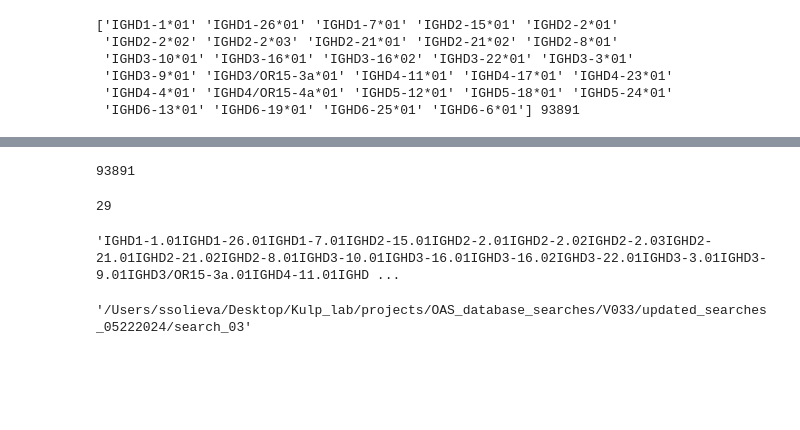
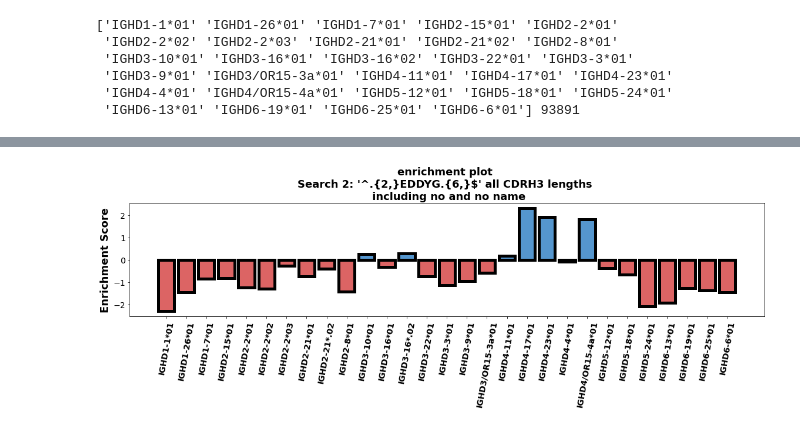
Before and after one commit to ssolieva/q23-manuscript, a Jupyter notebook: repertoire-frequency-analysis/OAS-searches/scripts/dgene-enrichment-v033.ipynb, the cells around one changed output, grey strips where cells are left out. Drawn from its saved outputs; the diff is of its cells as text; code cells hidden in the pictures; blank space fills up the shorter version.

Commit message:
dgene enrichment notebook added

```diff
--- a/repertoire-frequency-analysis/OAS-searches/scripts/dgene-enrichment-v033.ipynb
+++ b/repertoire-frequency-analysis/OAS-searches/scripts/dgene-enrichment-v033.ipynb
@@ -81,3 +74,0 @@ len(IGHD1)+len(IGHD2)+len(IGHD3)+len(IGHD4)+len(IGHD5)+len(IGHD6)+len(IGHD7)
-# %%
-d = 'IGHD2'
-d[4].isdigit()
@@ -147,4 +113,0 @@ plt.show()
-# %%
-sum(dgene_counts)
-# %% [output]
-93891
@@ -153,11 +114,22 @@ np.save("EDDYG_search_dgenes_with_no_and_noname", np.array(dgene_counts)/93891)
-# %%
-len(dgenes_unique)
-# %% [output]
-29
 # %%
-# 05292024 getting a list of d genes so that I can search the OAS database for each one:
-"IGHD1-1.01" "IGHD1-26.01" "IGHD1-7.01" "IGHD2-15.01" "IGHD2-2.01" "IGHD2-2.02" "IGHD2-2.03" "IGHD2-21.01" "IGHD2-21.02" "IGHD2-8.01" "IGHD3-10.01" "IGHD3-16.01" "IGHD3-16.02" "IGHD3-22.01" "IGHD3-3.01" "IGHD3-9.01" "IGHD3/OR15-3a.01" "IGHD4-11.01" "IGHD4-17.01" "IGHD4-23.01" "IGHD4-4.01" "IGHD4/OR15-4a.01" "IGHD5-12.01" "IGHD5-18.01" "IGHD5-24.01" "IGHD6-13.01" "IGHD6-19.01" "IGHD6-25.01" "IGHD6-6.01"
+import numpy as np
+import matplotlib.pyplot as plt
 
-#93891
+specific_d_genes = ["IGHD1-1*01","IGHD1-26*01","IGHD1-7*01","IGHD2-15*01","IGHD2-2*01","IGHD2-2*02","IGHD2-2*03","IGHD2-21*01","IGHD2-21*.02","IGHD2-8*01","IGHD3-10*01","IGHD3-16*01","IGHD3-16*.02","IGHD3-22*01","IGHD3-3*01","IGHD3-9*01","IGHD3/OR15-3a*01","IGHD4-11*01","IGHD4-17*01","IGHD4-23*01","IGHD4-4*01","IGHD4/OR15-4a*01","IGHD5-12*01","IGHD5-18*01","IGHD5-24*01","IGHD6-13*01","IGHD6-19*01","IGHD6-25*01","IGHD6-6*01"]
+
+# load in the search data results:
+numerator = np.load('EDDYG_search_dgenes_with_no_and_noname.npy')
+
+sample_data_path = '/Users/ssolieva/Desktop/Kulp_lab/projects/OAS_database_searches/gene_counts/IGHD/specific_genes/final_dgenes_counts_output.txt'
+
+with open(sample_data_path) as f:
+    lines = [line.rstrip() for line in f]
+
+bar_plot_data = []
+for line in lines:
+    split_line = line.split(" ")
+    bar_plot_data.append(int(split_line[1]))
+
+#print(f'tracking progress: {np.sum(bar_plot_data)/1000000} million')
+total_seqs_in_OAS = 1525390191
+denominator = np.array(bar_plot_data)/total_seqs_in_OAS
-# %% [output]
-'IGHD1-1.01IGHD1-26.01IGHD1-7.01IGHD2-15.01IGHD2-2.01IGHD2-2.02IGHD2-2.03IGHD2-21.01IGHD2-21.02IGHD2-8.01IGHD3-10.01IGHD3-16.01IGHD3-16.02IGHD3-22.01IGHD3-3.01IGHD3-9.01IGHD3/OR15-3a.01IGHD4-11.01IGHD ...
@@ -187,11 +136,24 @@ denominator = np.array(bar_plot_data)/total_seqs_in_OAS
 # %%
-plt.figure(figsize=[20,8])
-plt.ylabel('enrichment', fontsize=16, weight='bold')
-plt.bar(specific_d_genes, numerator/denominator, color='#5596ce', edgecolor='k')
+enrichment = np.log10(numerator/denominator)
+positive_color='#5596ce'
+negative_color='#dc6464'
+colors = []
+for i in range(len(enrichment)):
+    if enrichment[i] <= 0:
+        colors.append(negative_color)
+    if enrichment[i] > 0:
+        colors.append(positive_color)
+
+plt.figure(figsize=[16,6])
+plt.ylabel('Enrichment Score', fontsize=18, weight='bold')
+plt.bar(specific_d_genes, np.log10(numerator/denominator), color=colors, edgecolor='k', linewidth=5)
 plt.xticks(fontsize=14, rotation=80, weight='bold')
-plt.title('enrichment plot', fontsize=16, weight='bold')
-plt.yscale('log')
-plt.
+plt.title("enrichment plot \nSearch 2: '^.{2,}EDDYG.{6,}$' all CDRH3 lengths \n including no and no name", fontsize=18, weight='bold')
+#plt.yscale('log')
+plt.yticks(fontsize=14)
+#plt.ylim(-5,5)
 plt.tight_layout()
-plt.savefig("enrichment_plot.pdf", dpi=300)
-plt.close()
+#plt.savefig("log_enrichment_plot_2colors.pdf", dpi=300)
+plt.show()
+# %% [output]
+[figure, added]
@@ -210,4 +159,0 @@ plt.close()
-# %%
-pwd
-# %% [output]
-'/Users/ssolieva/Desktop/Kulp_lab/projects/OAS_database_searches/V033/updated_searches_05222024/search_03'
```
Also changed, not shown: parts of 16 cells of this notebook.
